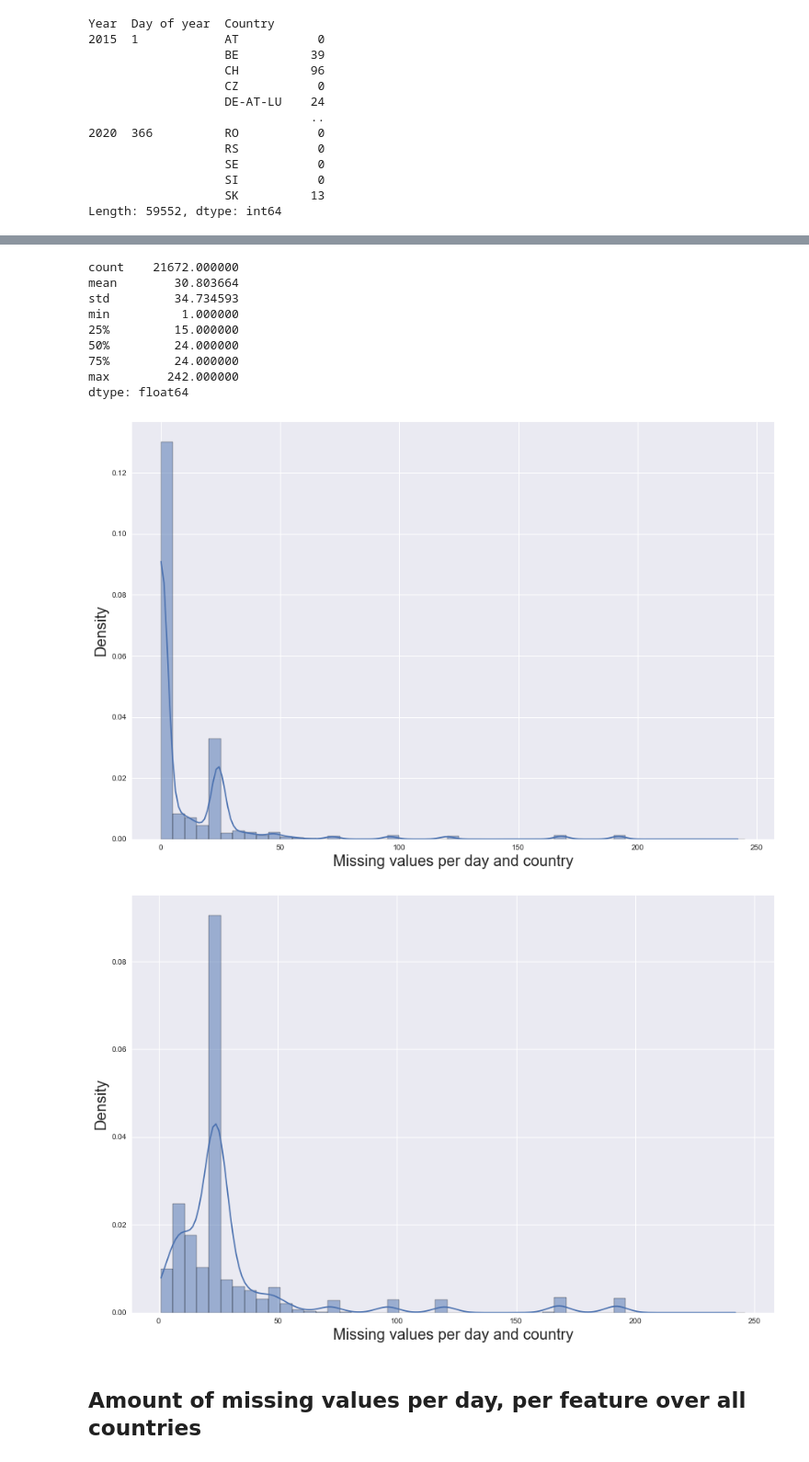
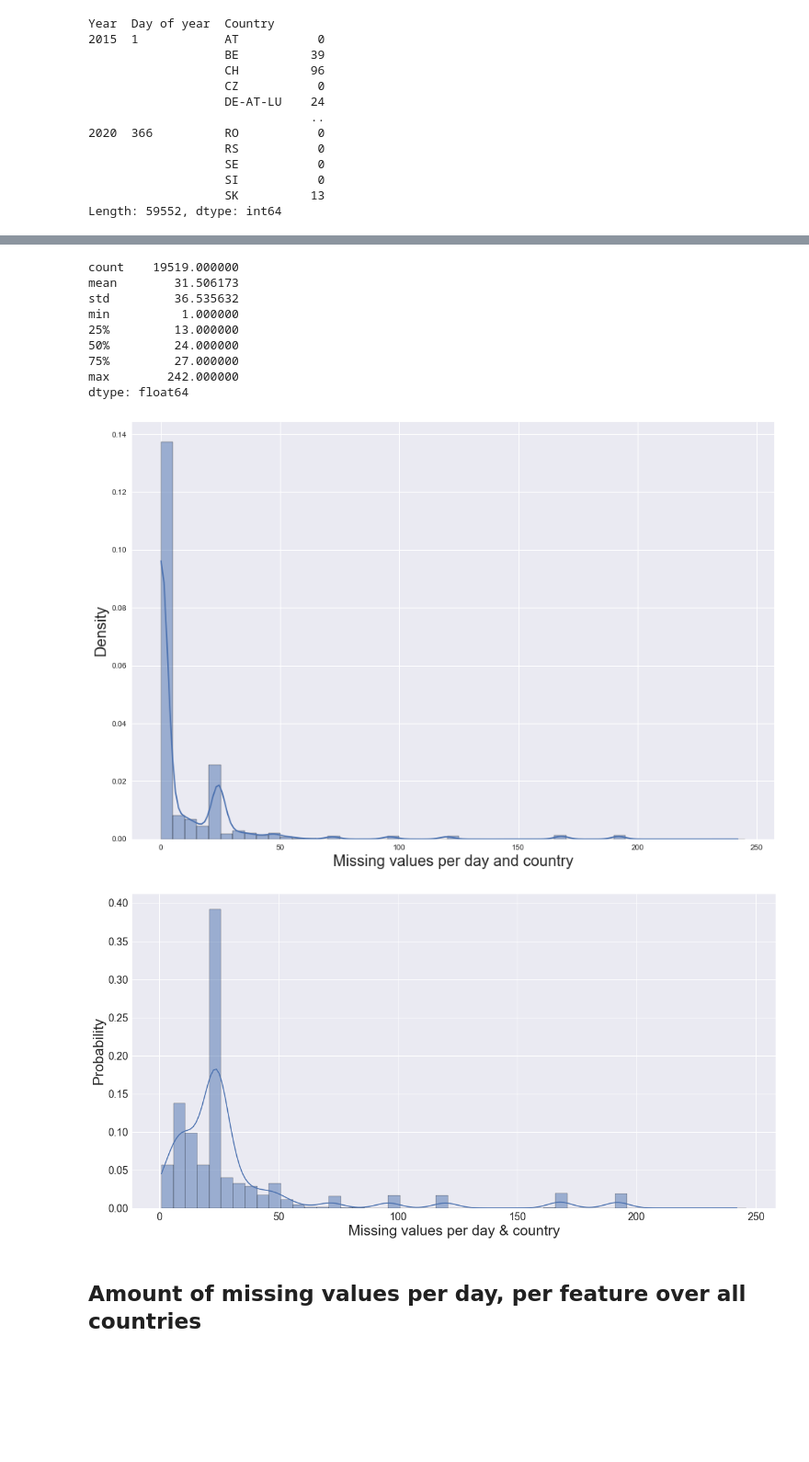
Before and after one commit to cbuelt/transformer-imputing, a Jupyter notebook: preprocessing/Missing values.ipynb, the cells around one changed output, grey strips where cells are left out. Shown at 92% size. Drawn from its saved outputs; the diff is of its cells as text; code cells hidden in the pictures; blank space fills up the shorter version.

```diff
--- a/preprocessing/Missing values.ipynb
+++ b/preprocessing/Missing values.ipynb
@@ -26,0 +51,10 @@ no_features = len(all_data.columns[2:])
+# %%
+sns.set_theme(style="whitegrid")
+
+fig, ax = plt.subplots(figsize=(20,15))
+sns.lineplot(x = sub_1.index, y = sub_1, color = "tab:blue")
+sns.lineplot(x = sub_2.index, y = sub_2, color = "tab:blue")
+ax.set_xlabel("Timestamp", fontsize = 25)
+ax.set_ylabel("Load [MW]", fontsize = 25)
+ax.tick_params(axis='both', which='major', labelsize = 18)
+plt.savefig("time_series_example.pdf", dpi = 300, bbox_inches = "tight")
@@ -84,6 +120,9 @@ all_data.drop(hydro, axis = 1, inplace = True)
 all_data.rename(columns = {"Fossil Brown coal/Lignite":"Lignite", "Solar":"PV",
                            "Fossil Hard coal": "Hard coal",
                            "Hydro Pumped Storage":"Pumped Storage"}, inplace=True)
+
+#Adjust hydro for LV
+all_data.loc[all_data["Country"] == "LV", "Hydro"] = "n/e"
 # %% [markdown]
 ## Smaller missing value matrix
 # %%
@@ -156,13 +195,13 @@ dtype: float64
 #Summary statistics exluding 0
 missing_per_day[missing_per_day > 0].describe()
 # %% [output]
-count    21672.000000
-mean        30.803664
-std         34.734593
+count    19519.000000
+mean        31.506173
+std         36.535632
 min          1.000000
-25%         15.000000
+25%         13.000000
 50%         24.000000
-75%         24.000000
+75%         27.000000
 max        242.000000
 dtype: float64
 # %%
@@ -173,16 +212,17 @@ ax.set_xlabel("Missing values per day and country", fontsize = 20)
 ax.set_ylabel("Density", fontsize = 20)
 plt.savefig("missing_per_day.pdf", dpi = 300, bbox_inches = "tight")
 # %% [output]
-[figure, old version]
+[figure, new version]
 # %%
 # Histogram
-fig, ax = plt.subplots(figsize = (15,10))
-sns.histplot(missing_per_day[missing_per_day > 0 ].to_numpy(), stat = "density", binwidth = 5, kde = True)
-ax.set_xlabel("Missing values per day and country", fontsize = 20)
-ax.set_ylabel("Density", fontsize = 20)
+fig, ax = plt.subplots(figsize = (20,10))
+sns.histplot(missing_per_day[missing_per_day > 0 ].to_numpy(), stat = "probability", binwidth = 5, kde = True)
+ax.set_xlabel("Missing values per day & country", fontsize = 25)
+ax.set_ylabel("Probability", fontsize = 25)
+ax.tick_params(axis='both', which='major', labelsize = 18)
 plt.savefig("missing_per_day.pdf", dpi = 300, bbox_inches = "tight")
 # %% [output]
-[figure, old version]
+[figure, new version]
 # %% [markdown]
 ## Amount of missing values per day, per feature over all countries
 # %%
```
Also changed, not shown: parts of 12 cells of this notebook, 11 other files.
